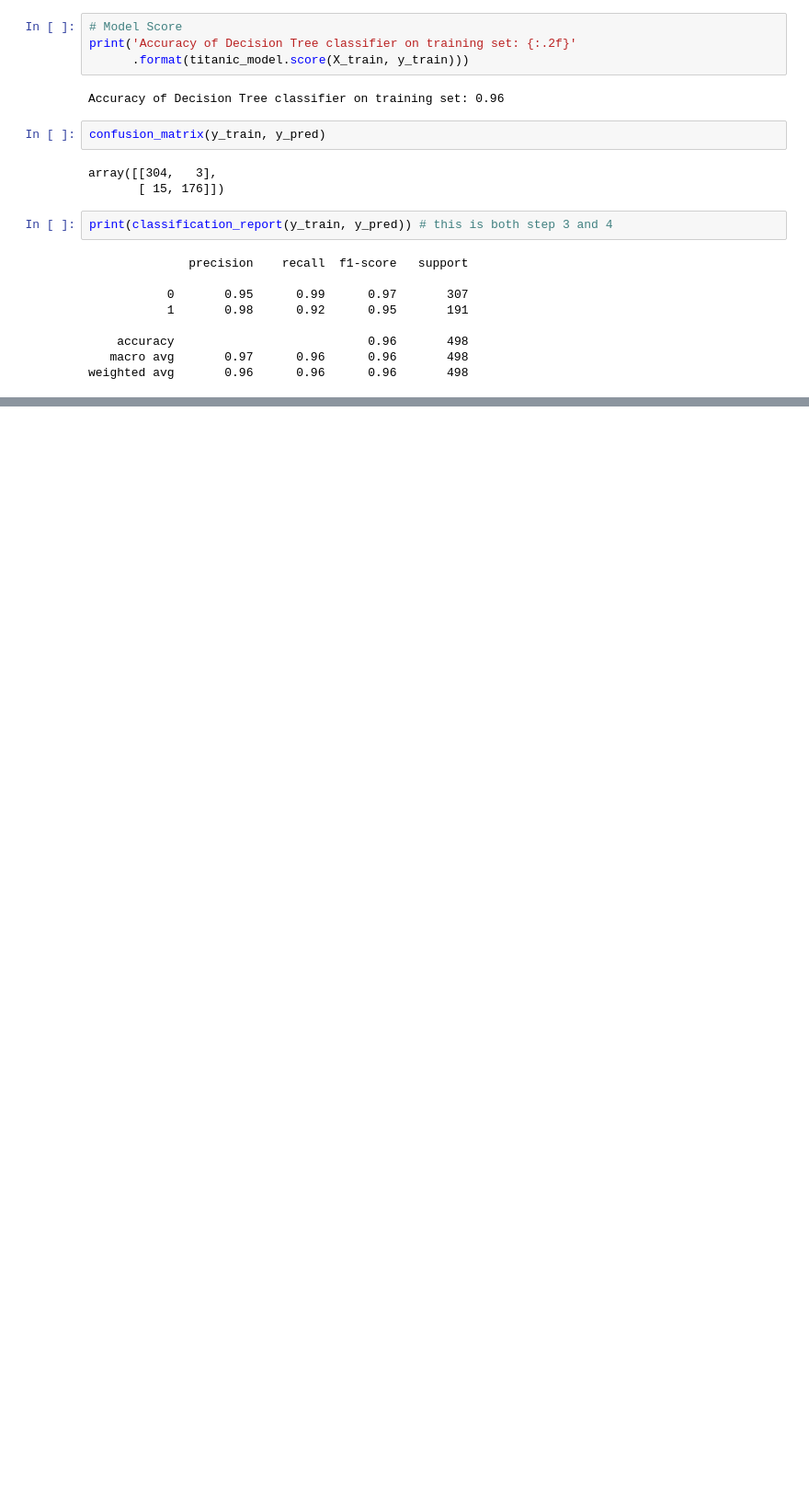
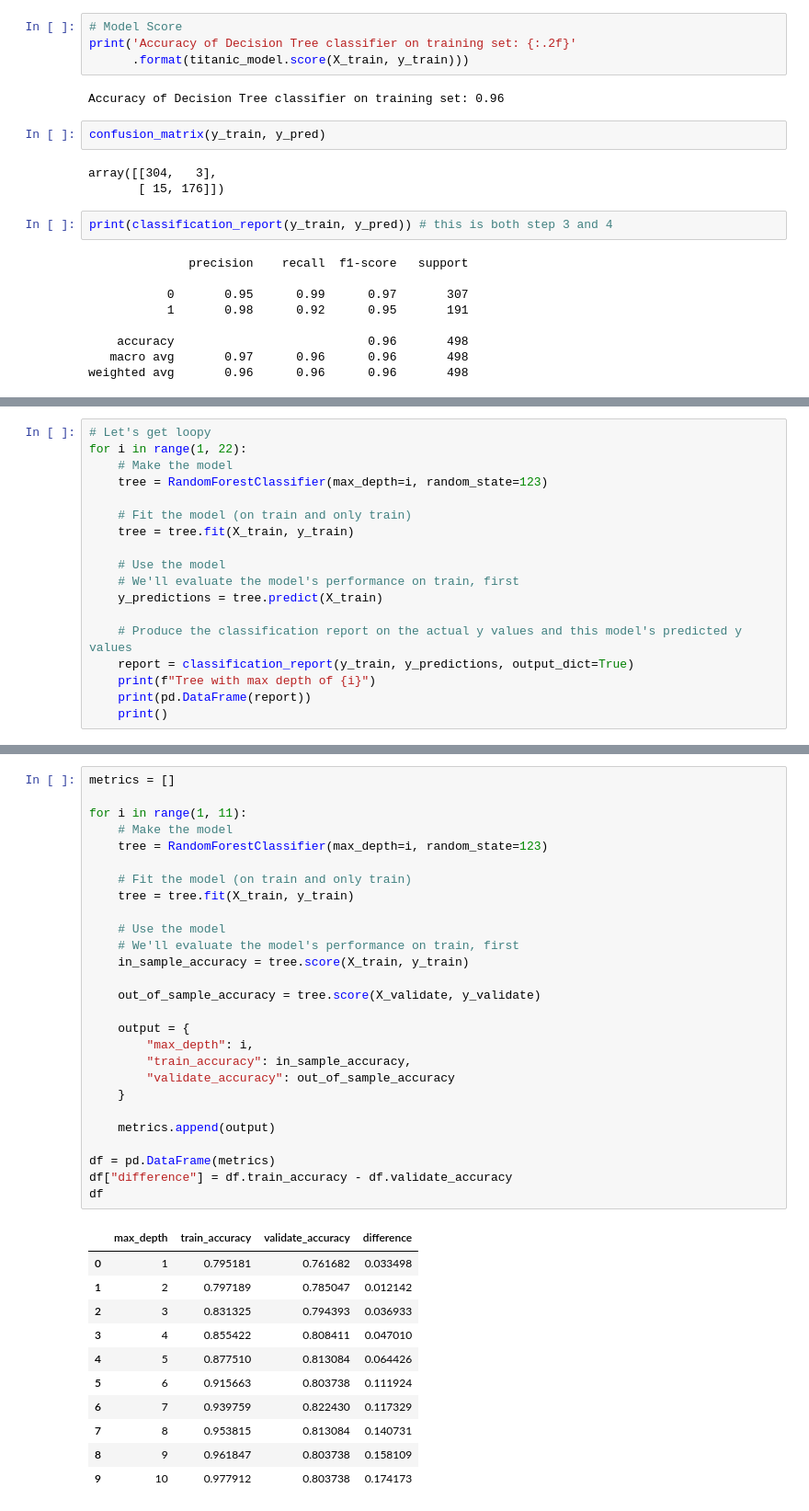
Before and after one commit to paigerackley/classification-exercises, a Jupyter notebook: model.ipynb, the cells around one changed output, grey strips where cells are left out. Shown: that part at 92% size. Drawn from its saved outputs; the diff is of its cells as text; blank space fills up the shorter version.

```diff
--- a/model.ipynb
+++ b/model.ipynb
@@ -180,0 +629,18 @@ Second model has 96% accuracy (max length - 10) while First model (max length =
+# %%
+# Let's get loopy
+for i in range(1, 22):
+    # Make the model
+    tree = RandomForestClassifier(max_depth=i, random_state=123)
+
+    # Fit the model (on train and only train)
+    tree = tree.fit(X_train, y_train)
+
+    # Use the model
+    # We'll evaluate the model's performance on train, first
+    y_predictions = tree.predict(X_train)
+
+    # Produce the classification report on the actual y values and this model's predicted y values
+    report = classification_report(y_train, y_predictions, output_dict=True)
+    print(f"Tree with max depth of {i}")
+    print(pd.DataFrame(report))
+    print()
@@ -180,0 +671,39 @@ Second model has 96% accuracy (max length - 10) while First model (max length =
+# %%
+metrics = []
+
+for i in range(1, 11):
+    # Make the model
+    tree = RandomForestClassifier(max_depth=i, random_state=123)
+
+    # Fit the model (on train and only train)
+    tree = tree.fit(X_train, y_train)
+
+    # Use the model
+    # We'll evaluate the model's performance on train, first
+    in_sample_accuracy = tree.score(X_train, y_train)
+
+    out_of_sample_accuracy = tree.score(X_validate, y_validate)
+
+    output = {
+        "max_depth": i,
+        "train_accuracy": in_sample_accuracy,
+        "validate_accuracy": out_of_sample_accuracy
+    }
+
+    metrics.append(output)
+
+df = pd.DataFrame(metrics)
+df["difference"] = df.train_accuracy - df.validate_accuracy
+df
+# %% [output]
+|  | max_depth | train_accuracy | validate_accuracy | difference |
+| 0 | 1 | 0.795181 | 0.761682 | 0.033498 |
+| 1 | 2 | 0.797189 | 0.785047 | 0.012142 |
+| 2 | 3 | 0.831325 | 0.794393 | 0.036933 |
+| 3 | 4 | 0.855422 | 0.808411 | 0.047010 |
+| 4 | 5 | 0.877510 | 0.813084 | 0.064426 |
+| 5 | 6 | 0.915663 | 0.803738 | 0.111924 |
+| 6 | 7 | 0.939759 | 0.822430 | 0.117329 |
+| 7 | 8 | 0.953815 | 0.813084 | 0.140731 |
+| 8 | 9 | 0.961847 | 0.803738 | 0.158109 |
+| 9 | 10 | 0.977912 | 0.803738 | 0.174173 |
```
Also changed, not shown: parts of 54 cells of this notebook, 1 other file.
